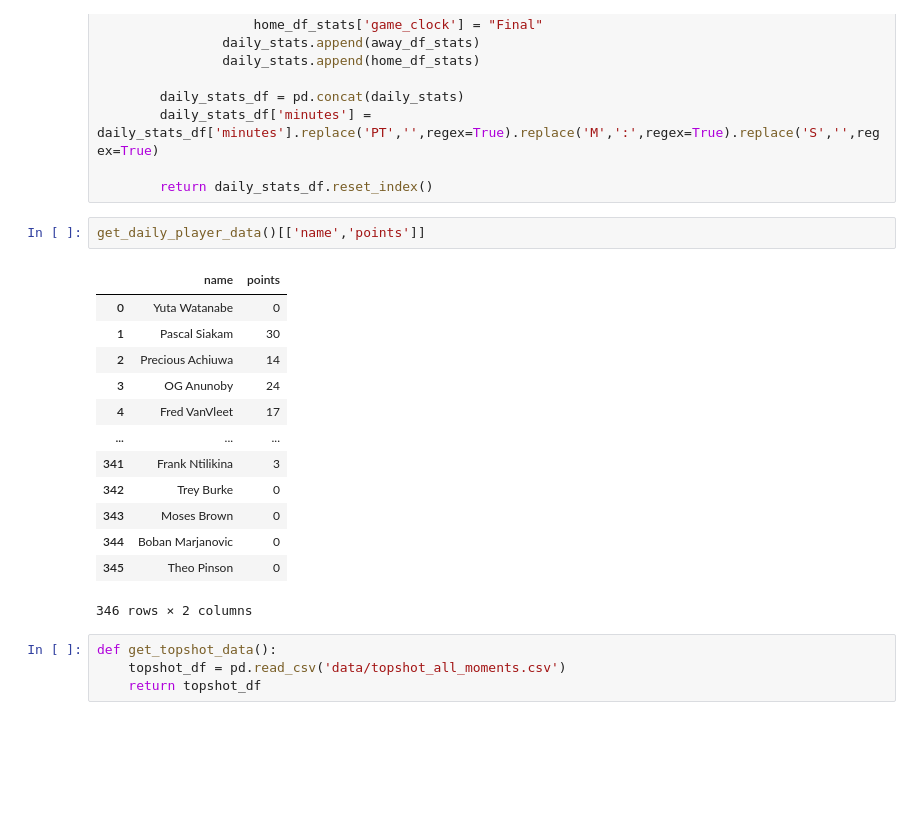
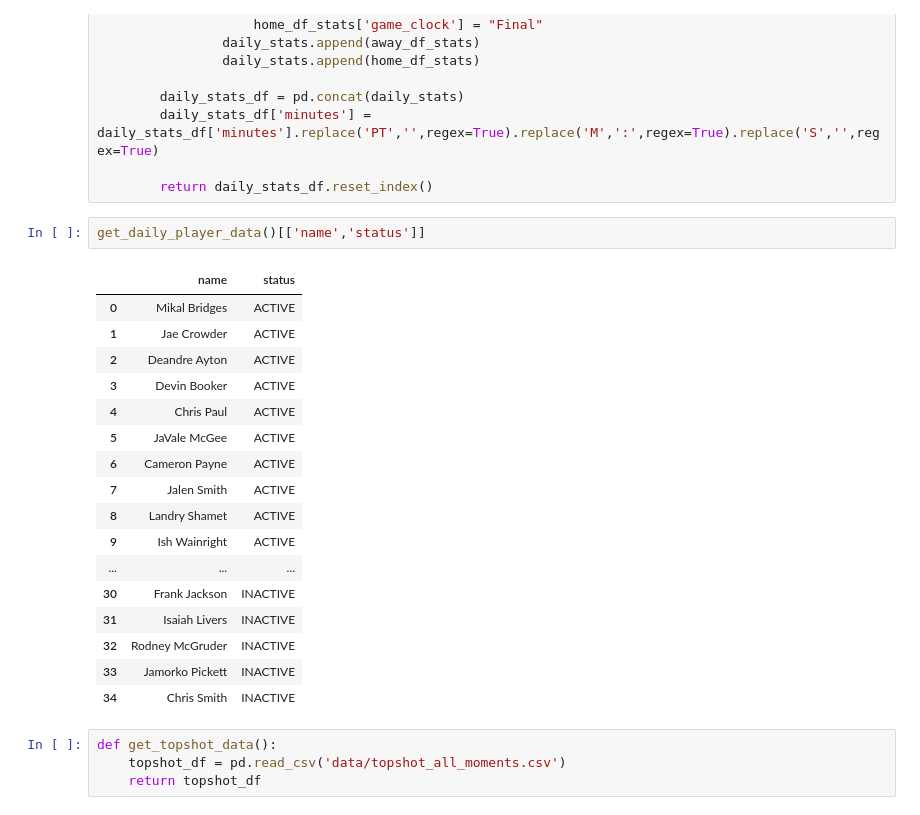
Before and after one commit to rydr0z/NBA-Live-Stat-Tracker, a Jupyter notebook: NBA Box Score Helper.ipynb, the cells around one changed output. Drawn from its saved outputs; the diff is of its cells as text; blank space fills up the shorter version.

```diff
--- a/NBA Box Score Helper.ipynb
+++ b/NBA Box Score Helper.ipynb
@@ -65,21 +65,25 @@ def get_daily_player_data(date=None):
 
         return daily_stats_df.reset_index()
 # %%
-get_daily_player_data()[['name','points']]
+get_daily_player_data()[['name','status']]
 # %% [output]
-|  | name | points |
-| 0 | Yuta Watanabe | 0 |
-| 1 | Pascal Siakam | 30 |
-| 2 | Precious Achiuwa | 14 |
-| 3 | OG Anunoby | 24 |
-| 4 | Fred VanVleet | 17 |
+|  | name | status |
+| 0 | Mikal Bridges | ACTIVE |
+| 1 | Jae Crowder | ACTIVE |
+| 2 | Deandre Ayton | ACTIVE |
+| 3 | Devin Booker | ACTIVE |
+| 4 | Chris Paul | ACTIVE |
+| 5 | JaVale McGee | ACTIVE |
+| 6 | Cameron Payne | ACTIVE |
+| 7 | Jalen Smith | ACTIVE |
+| 8 | Landry Shamet | ACTIVE |
+| 9 | Ish Wainright | ACTIVE |
 | ... | ... | ... |
-| 341 | Frank Ntilikina | 3 |
-| 342 | Trey Burke | 0 |
-| 343 | Moses Brown | 0 |
-| 344 | Boban Marjanovic | 0 |
-| 345 | Theo Pinson | 0 |
+| 30 | Frank Jackson | INACTIVE |
+| 31 | Isaiah Livers | INACTIVE |
+| 32 | Rodney McGruder | INACTIVE |
+| 33 | Jamorko Pickett | INACTIVE |
+| 34 | Chris Smith | INACTIVE |
-346 rows × 2 columns
 # %%
 def get_topshot_data():
     topshot_df = pd.read_csv('data/topshot_all_moments.csv')
```
Also changed, not shown: 1 other file.
